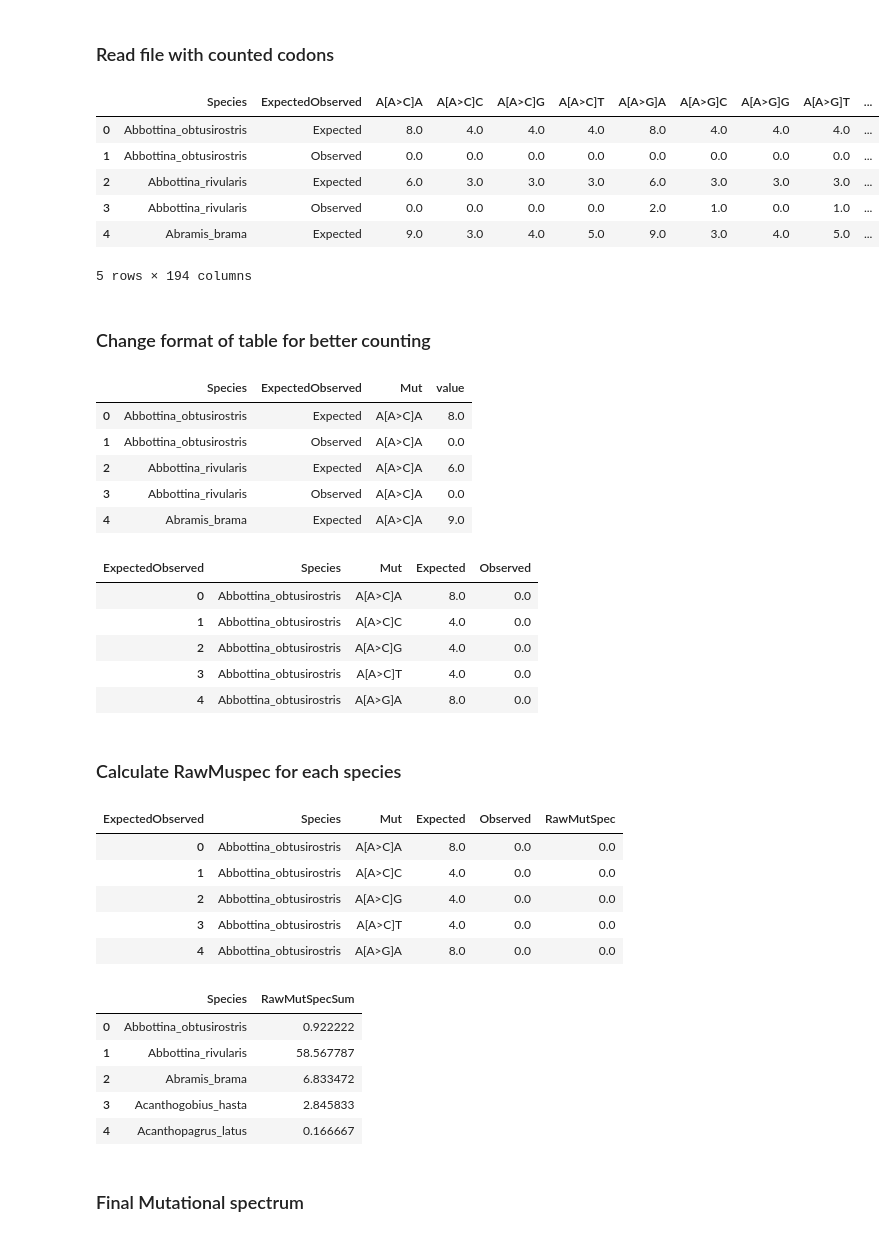
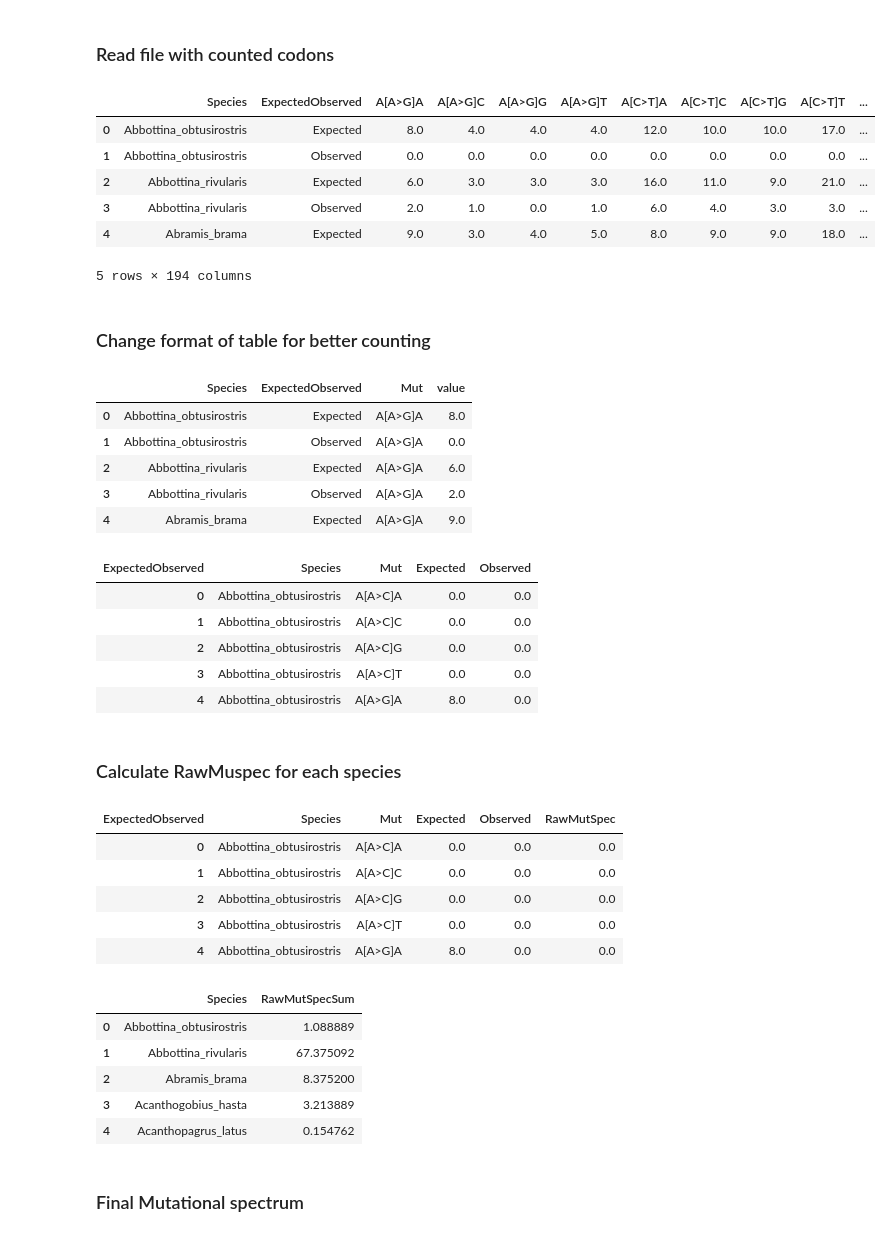
Before and after one commit to mitoclub/mtdna-192component-mutspec-chordata, a Jupyter notebook: scripts/get_mutspec.ipynb, the cells around one changed output. Saved outputs shown, nothing was run; the diff lists cells and outputs as text; code cells hidden in the pictures.

```diff
--- a/scripts/get_mutspec.ipynb
+++ b/scripts/get_mutspec.ipynb
@@ -12,14 +14,15 @@ from itertools import combinations
 # %%
 counted_codons = pd.read_csv("../data/counted_codons_cytb.csv")
 counted_codons = counted_codons.drop("Gene", axis=1)
+counted_codons  = counted_codons.drop("Unnamed: 0", axis=1)
 counted_codons.head()
 # %% [output]
-|  | Species | ExpectedObserved | A[A>C]A | A[A>C]C | A[A>C]G | A[A>C]T | A[A>G]A | A[A>G]C | A[A>G]G | A[A>G]T | ... |
-| 0 | Abbottina_obtusirostris | Expected | 8.0 | 4.0 | 4.0 | 4.0 | 8.0 | 4.0 | 4.0 | 4.0 | ... |
+|  | Species | ExpectedObserved | A[A>G]A | A[A>G]C | A[A>G]G | A[A>G]T | A[C>T]A | A[C>T]C | A[C>T]G | A[C>T]T | ... |
+| 0 | Abbottina_obtusirostris | Expected | 8.0 | 4.0 | 4.0 | 4.0 | 12.0 | 10.0 | 10.0 | 17.0 | ... |
 | 1 | Abbottina_obtusirostris | Observed | 0.0 | 0.0 | 0.0 | 0.0 | 0.0 | 0.0 | 0.0 | 0.0 | ... |
-| 2 | Abbottina_rivularis | Expected | 6.0 | 3.0 | 3.0 | 3.0 | 6.0 | 3.0 | 3.0 | 3.0 | ... |
-| 3 | Abbottina_rivularis | Observed | 0.0 | 0.0 | 0.0 | 0.0 | 2.0 | 1.0 | 0.0 | 1.0 | ... |
-| 4 | Abramis_brama | Expected | 9.0 | 3.0 | 4.0 | 5.0 | 9.0 | 3.0 | 4.0 | 5.0 | ... |
+| 2 | Abbottina_rivularis | Expected | 6.0 | 3.0 | 3.0 | 3.0 | 16.0 | 11.0 | 9.0 | 21.0 | ... |
+| 3 | Abbottina_rivularis | Observed | 2.0 | 1.0 | 0.0 | 1.0 | 6.0 | 4.0 | 3.0 | 3.0 | ... |
+| 4 | Abramis_brama | Expected | 9.0 | 3.0 | 4.0 | 5.0 | 8.0 | 9.0 | 9.0 | 18.0 | ... |
 5 rows × 194 columns
 # %% [markdown]
 ###  Change format of table for better counting
@@ -28,20 +31,20 @@ _counted_codons = counted_codons.melt(["Species", "ExpectedObserved"], counted_c
 _counted_codons.head()
 # %% [output]
 |  | Species | ExpectedObserved | Mut | value |
-| 0 | Abbottina_obtusirostris | Expected | A[A>C]A | 8.0 |
-| 1 | Abbottina_obtusirostris | Observed | A[A>C]A | 0.0 |
-| 2 | Abbottina_rivularis | Expected | A[A>C]A | 6.0 |
-| 3 | Abbottina_rivularis | Observed | A[A>C]A | 0.0 |
-| 4 | Abramis_brama | Expected | A[A>C]A | 9.0 |
+| 0 | Abbottina_obtusirostris | Expected | A[A>G]A | 8.0 |
+| 1 | Abbottina_obtusirostris | Observed | A[A>G]A | 0.0 |
+| 2 | Abbottina_rivularis | Expected | A[A>G]A | 6.0 |
+| 3 | Abbottina_rivularis | Observed | A[A>G]A | 2.0 |
+| 4 | Abramis_brama | Expected | A[A>G]A | 9.0 |
 # %%
 mutations = _counted_codons.pivot(index=["Species", "Mut"], columns="ExpectedObserved", values="value").reset_index()
 mutations.head()
 # %% [output]
 | ExpectedObserved | Species | Mut | Expected | Observed |
-| 0 | Abbottina_obtusirostris | A[A>C]A | 8.0 | 0.0 |
-| 1 | Abbottina_obtusirostris | A[A>C]C | 4.0 | 0.0 |
-| 2 | Abbottina_obtusirostris | A[A>C]G | 4.0 | 0.0 |
-| 3 | Abbottina_obtusirostris | A[A>C]T | 4.0 | 0.0 |
+| 0 | Abbottina_obtusirostris | A[A>C]A | 0.0 | 0.0 |
+| 1 | Abbottina_obtusirostris | A[A>C]C | 0.0 | 0.0 |
+| 2 | Abbottina_obtusirostris | A[A>C]G | 0.0 | 0.0 |
+| 3 | Abbottina_obtusirostris | A[A>C]T | 0.0 | 0.0 |
 | 4 | Abbottina_obtusirostris | A[A>G]A | 8.0 | 0.0 |
 # %% [markdown]
 ### Calculate RawMuspec for each species
@@ -51,21 +54,21 @@ mutations["RawMutSpec"] = mutations["RawMutSpec"].replace(np.inf, 0)
 mutations.head()
 # %% [output]
 | ExpectedObserved | Species | Mut | Expected | Observed | RawMutSpec |
-| 0 | Abbottina_obtusirostris | A[A>C]A | 8.0 | 0.0 | 0.0 |
-| 1 | Abbottina_obtusirostris | A[A>C]C | 4.0 | 0.0 | 0.0 |
-| 2 | Abbottina_obtusirostris | A[A>C]G | 4.0 | 0.0 | 0.0 |
-| 3 | Abbottina_obtusirostris | A[A>C]T | 4.0 | 0.0 | 0.0 |
+| 0 | Abbottina_obtusirostris | A[A>C]A | 0.0 | 0.0 | 0.0 |
+| 1 | Abbottina_obtusirostris | A[A>C]C | 0.0 | 0.0 | 0.0 |
+| 2 | Abbottina_obtusirostris | A[A>C]G | 0.0 | 0.0 | 0.0 |
+| 3 | Abbottina_obtusirostris | A[A>C]T | 0.0 | 0.0 | 0.0 |
 | 4 | Abbottina_obtusirostris | A[A>G]A | 8.0 | 0.0 | 0.0 |
 # %%
 rawsum_df = mutations.groupby("Species").RawMutSpec.sum().reset_index().rename(columns={"RawMutSpec": "RawMutSpecSum"})
 rawsum_df.head()
 # %% [output]
 |  | Species | RawMutSpecSum |
-| 0 | Abbottina_obtusirostris | 0.922222 |
-| 1 | Abbottina_rivularis | 58.567787 |
-| 2 | Abramis_brama | 6.833472 |
-| 3 | Acanthogobius_hasta | 2.845833 |
-| 4 | Acanthopagrus_latus | 0.166667 |
+| 0 | Abbottina_obtusirostris | 1.088889 |
+| 1 | Abbottina_rivularis | 67.375092 |
+| 2 | Abramis_brama | 8.375200 |
+| 3 | Acanthogobius_hasta | 3.213889 |
+| 4 | Acanthopagrus_latus | 0.154762 |
 # %% [markdown]
 ### Final Mutational spectrum
 # %%
```
Also changed, not shown: parts of 26 cells of this notebook.
